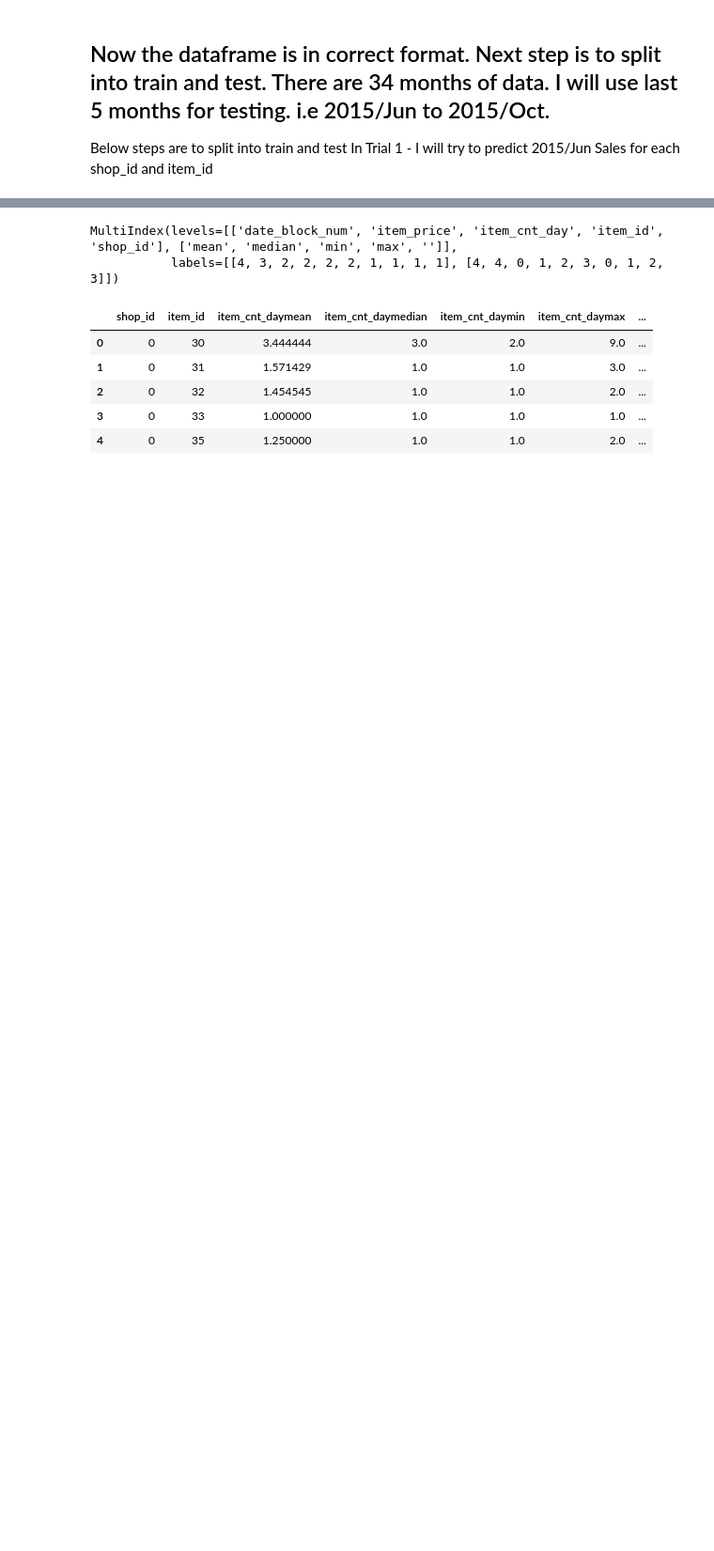
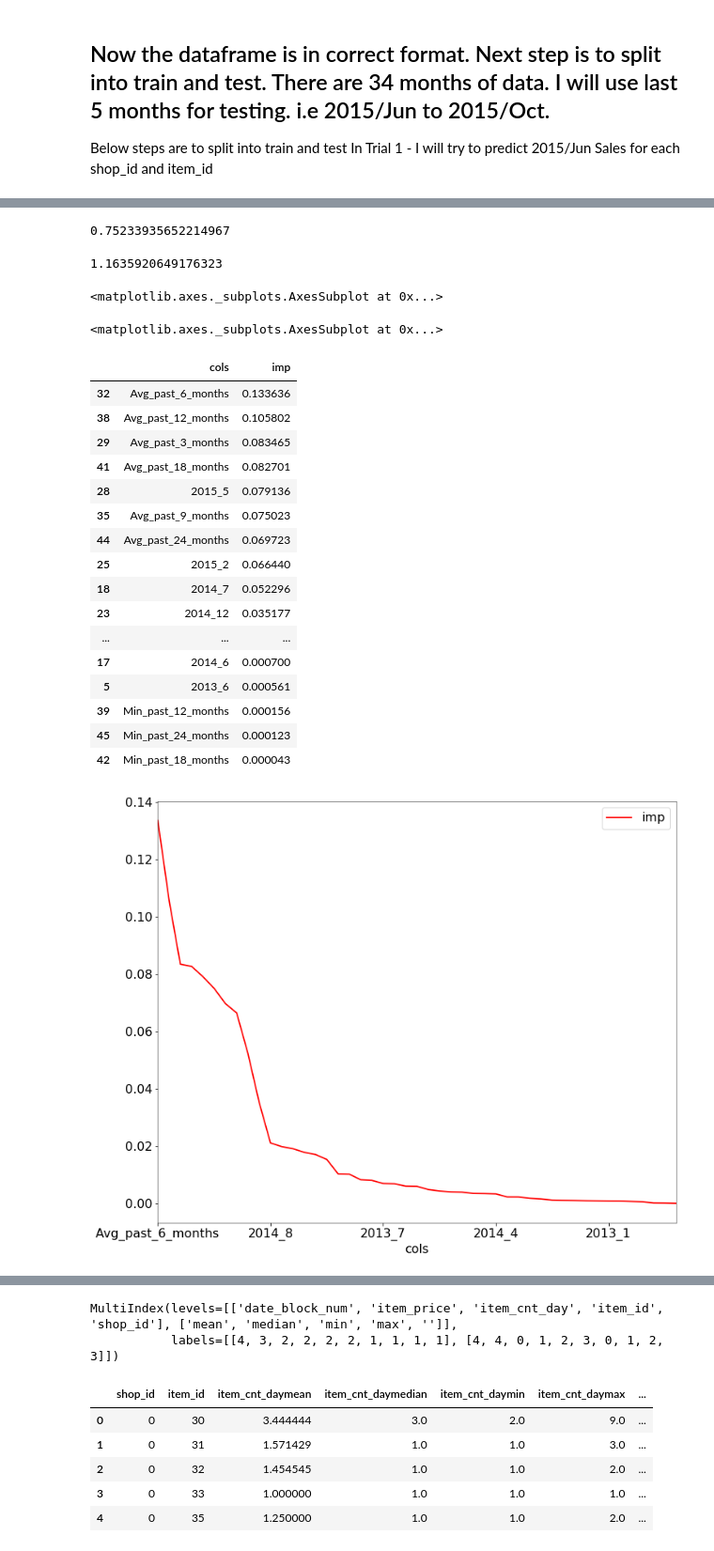
Before and after one commit to Chandrak1907/Kaggle_1, a Jupyter notebook: Sheet1.ipynb, the cells around one changed output, grey strips where cells are left out. Shown at 94% size. Saved outputs shown, nothing was run; the diff lists cells and outputs as text; code cells hidden in the pictures; blank space fills up the shorter version.

```diff
--- a/Sheet1.ipynb
+++ b/Sheet1.ipynb
@@ -299,0 +430,13 @@ Index(['date', 'date_block_num', 'shop_id', 'item_id', 'item_price',
+# %%
+def derive_new(df):
+    reqd_cols=[3,6,9,12,18,24]
+    column_names={}
+    for col in reqd_cols:
+        column_names["past_"+str(col)+"_months"]=df.columns[-col:]
+    for key,val in column_names.items():
+        df.loc[:,'Avg_'+key]=df.loc[:,val].mean(axis=1)
+        df.loc[:,'Min_'+key]=df.loc[:,val].min(axis=1)
+        df.loc[:,'Max_'+key]=df.loc[:,val].max(axis=1)
+    return(df)
+# %%
+X=derive_new(X)
@@ -299,0 +472,7 @@ Index(['date', 'date_block_num', 'shop_id', 'item_id', 'item_price',
+# %%
+from sklearn.ensemble import RandomForestRegressor
+from sklearn.model_selection import train_test_split
+X_train, X_valid, y_train, y_valid = train_test_split(X, y, test_size=0.2)
+# %%
+regr = RandomForestRegressor(n_estimators=40, min_samples_leaf=3, max_features=0.5, n_jobs=-1, oob_score=True)
+regr.fit(X_train,y_train)
@@ -299,0 +486,41 @@ Index(['date', 'date_block_num', 'shop_id', 'item_id', 'item_price',
+# %%
+predictions = regr.predict(X_train)
+
+RF_metric1= np.sqrt(metrics.mean_squared_error(y_train,predictions))
+
+RF_metric1
+
+test_predictions = regr.predict(X_valid)
+
+np.sqrt(metrics.mean_squared_error(y_valid, test_predictions))
+# %% [output]
+0.75233935652214967
+1.1635920649176323
+# %%
+Feat_Imp= rf_feat_importance(regr,X)
+
+#As expected, most recent month as higher predictive power compared to other months. But some of the older months also have higher predictive power
+Feat_Imp.plot(x='cols',y='imp')
+Feat_Imp.sort_values('cols',ascending=False).plot(x='cols',y='imp')
+Feat_Imp
+# %% [output]
+<matplotlib.axes._subplots.AxesSubplot at 0x...>
+<matplotlib.axes._subplots.AxesSubplot at 0x...>
+|  | cols | imp |
+| 32 | Avg_past_6_months | 0.133636 |
+| 38 | Avg_past_12_months | 0.105802 |
+| 29 | Avg_past_3_months | 0.083465 |
+| 41 | Avg_past_18_months | 0.082701 |
+| 28 | 2015_5 | 0.079136 |
+| 35 | Avg_past_9_months | 0.075023 |
+| 44 | Avg_past_24_months | 0.069723 |
+| 25 | 2015_2 | 0.066440 |
+| 18 | 2014_7 | 0.052296 |
+| 23 | 2014_12 | 0.035177 |
+| ... | ... | ... |
+| 17 | 2014_6 | 0.000700 |
+| 5 | 2013_6 | 0.000561 |
+| 39 | Min_past_12_months | 0.000156 |
+| 45 | Min_past_24_months | 0.000123 |
+| 42 | Min_past_18_months | 0.000043 |
+[figure, added]
```
Also changed, not shown: parts of 112 cells of this notebook, 1 other file.
